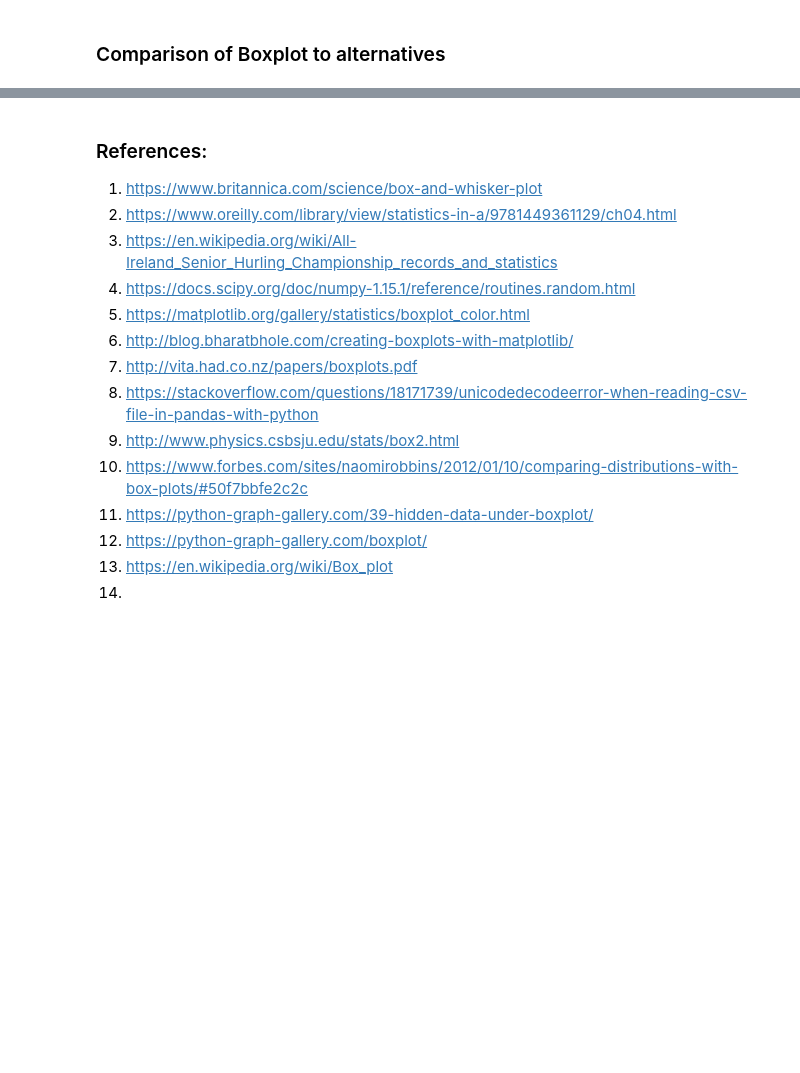
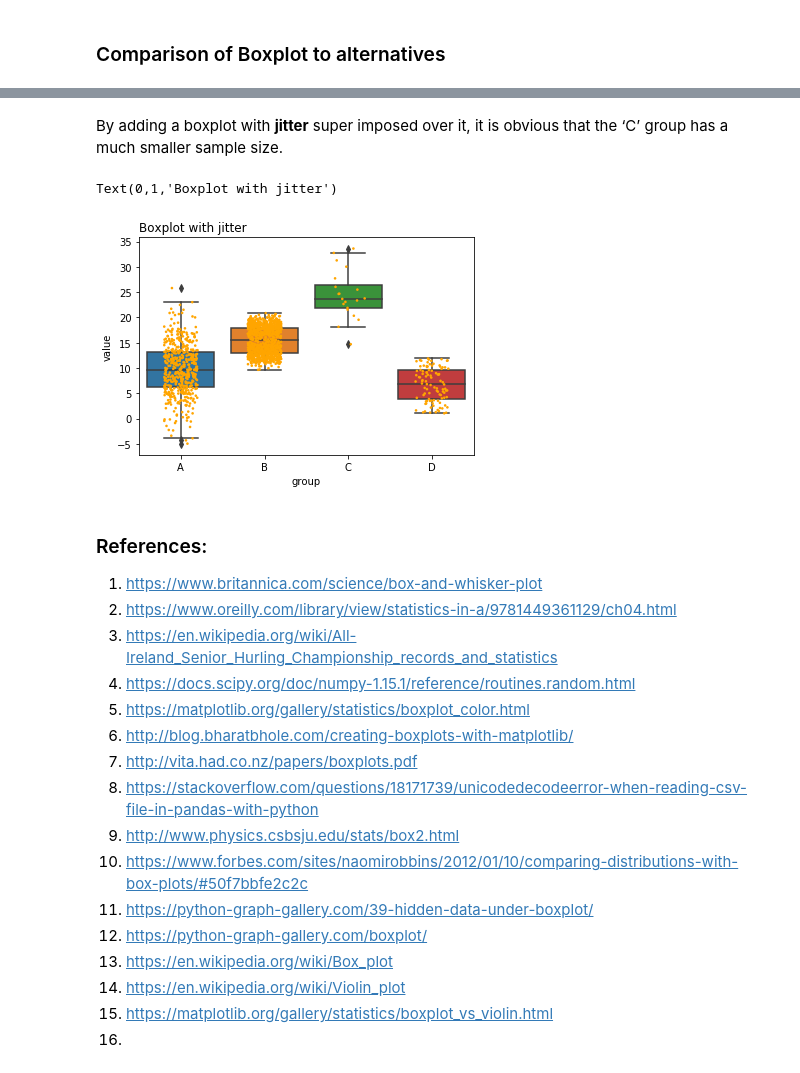
Before and after one commit to JulianConneely/Fundamentals-of-Data-Analysis-Project-Dec-18, a Jupyter notebook: Boxplot.ipynb, the cells around one changed output, grey strips where cells are left out. Cells and saved outputs as stored; diff of their text form; code cells hidden in the pictures; blank space fills up the shorter version.

```diff
--- a/Boxplot.ipynb
+++ b/Boxplot.ipynb
@@ -313,3 +383,12 @@ A boxplot summarises the distribution of a numeric variable for several groups,
+# %% [markdown]
+By adding a boxplot with **jitter** super imposed over it, it is obvious that the ‘C’ group has a much smaller sample size.
+# %%
+ax = sns.boxplot(x='group', y='value', data=df)
+ax = sns.stripplot(x='group', y='value', data=df, color="orange", jitter=0.2, size=2.6)
+plt.title("Boxplot with jitter", loc="left")
+# %% [output]
+Text(0,1,'Boxplot with jitter')
+[figure, added]
 # %% [markdown]
 ### References:
 
@@ -326,4 +405,6 @@ A boxplot summarises the distribution of a numeric variable for several groups,
 10. https://python-graph-gallery.com/39-hidden-data-under-boxplot/
 11. https://python-graph-gallery.com/boxplot/
 12. https://en.wikipedia.org/wiki/Box_plot
+13. https://en.wikipedia.org/wiki/Violin_plot
+14. https://matplotlib.org/gallery/statistics/boxplot_vs_violin.html
 4. <br>
```
Also changed, not shown: parts of 6 cells of this notebook.
